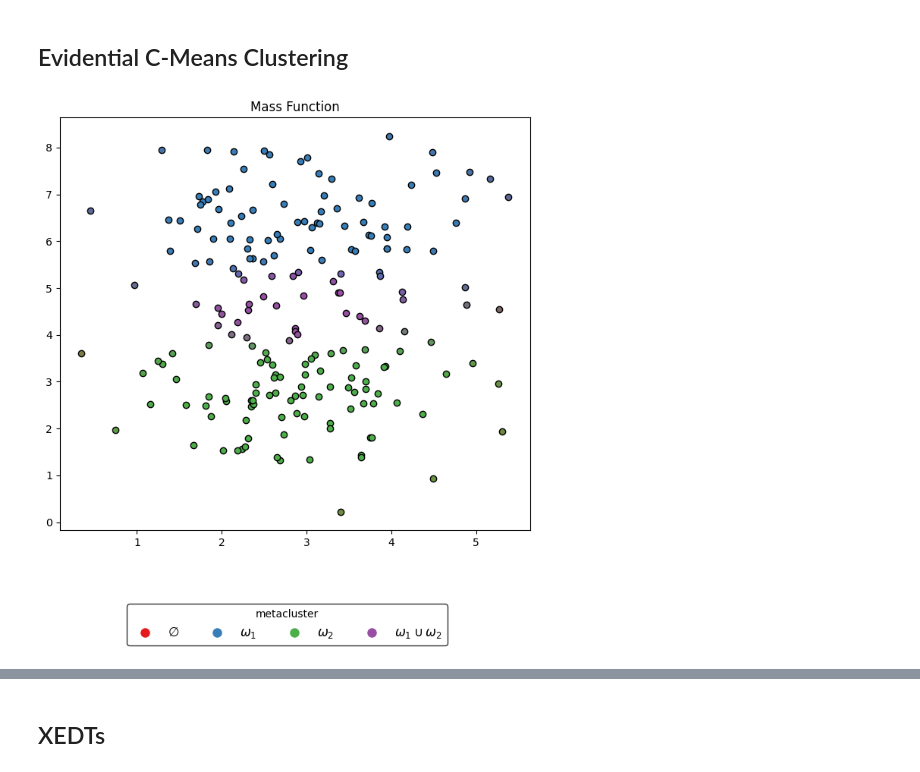
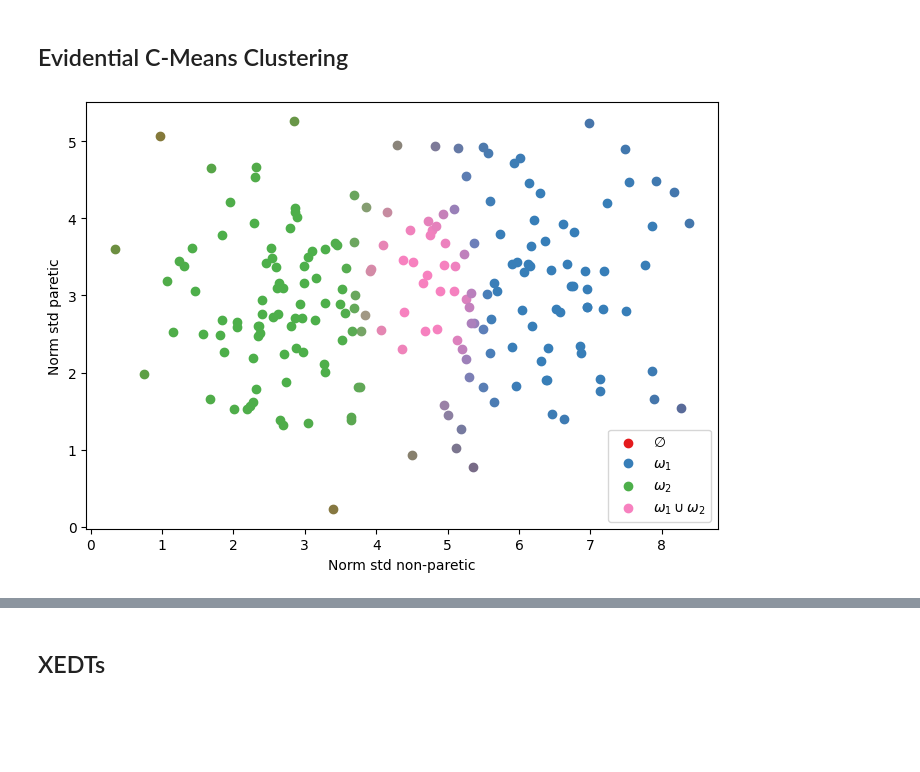
Before and after one commit to victorsouza89/iemm, a Jupyter notebook: xedt_clustering_synth.ipynb, the cells around one changed output, grey strips where cells are left out. Cells and saved outputs as stored; diff of their text form; code cells hidden in the pictures; blank space fills up the shorter version.

```diff
--- a/xedt_clustering_synth.ipynb
+++ b/xedt_clustering_synth.ipynb
@@ -45,18 +17,8 @@ def plot_soft_clustering(memberships, title, legend=None, fig=None):
 # %% [markdown]
 ## Evidential C-Means Clustering
 # %%
+number_clusters = 2
+
 # ECM clustering
 from evclust.ecm import ecm
-model = ecm(x=features, c=2, beta = 1.3,  alpha=1, delta=3, disp=False)
+model = ecm(x=features, c=number_clusters, beta = 1.3,  alpha=1, delta=3, disp=False)
-# %%
-F = model['F']
-
-
-focal_sets = [" \\cup ".join(["\\omega_{" + str(i+1) + "}" for i in range(len(f)) if f[i] == 1]) for f in F]
-focal_sets[0] = "\emptyset"
-focal_sets = ['$'+f+'$' for f in focal_sets]
-
-mass = model['mass']
-plot_soft_clustering(mass, 'Mass Function', legend=focal_sets)
-# %% [output]
-[figure, removed]
@@ -122,0 +25,64 @@ def plot_parameters(alpha, beta, delta, ax, name):
+# %%
+def plot_ecm(model, cmap='Set1'):
+    F = model['F']
+    mass = model['mass']
+    number_clusters = int(np.log2(mass.shape[1]))
+
+    focal_sets = [" \\cup ".join(["\\omega_{" + str(i+1) + "}" for i in range(len(f)) if f[i] == 1]) for f in F]
+    focal_sets[0] = "\emptyset"
+    mass_focal_sets = ['$m_{'+focal_sets[i]+'}$' for i in range(len(focal_sets))]
+    focal_sets = ['$'+f+'$' for f in focal_sets]
+
+    cmap = plt.get_cmap(cmap)
+
+    cluster_base_colors = [np.array(cmap(0)), np.array(cmap(1)), np.array(cmap(2)), np.array(cmap(4))]
+
+    focal_colors = []
+
+    for f in F:
+        color = np.array([0., 0., 0., 0.])
+        for i in range(len(f)):
+            if f[i] == 1:
+                color += cluster_base_colors[i+1]
+        color = color/np.sum(f)
+
+        cardinality_indication_color = np.array(cmap(7)) #np.array([0., 0., 0., 1.])
+
+        color = color + (cardinality_indication_color - color) * (np.sum(f)-1)/(number_clusters-1)
+
+        focal_colors.append(color)
+    focal_colors[0] = cluster_base_colors[0]
+
+    colors = []
+    for point in range(len(features)):
+        color = np.sum([focal_colors[i] * mass[point, i] for i in range(len(focal_sets))], axis=0)
+        color = np.clip(color, 0, 1)
+        color = color[:3]
+        colors.append(color)
+
+    fig, ax = plt.subplots(1, 1, figsize=(7, 5))
+
+    for i in range(len(features)):
+        ax.scatter(features[i, 0], features[i, 1], color=colors[i])
+
+    for i in range(len(focal_sets)):
+        ax.scatter([], [], color=focal_colors[i], label=focal_sets[i])
+
+    ax.legend(loc='lower right')
+
+    ax.set_xlabel('Norm std non-paretic')
+    ax.set_ylabel('Norm std paretic')
+
+    # tight
+    plt.tight_layout()
+
+    # savefig
+    #plt.savefig('figs/evidential_clustering_reference.pdf')
+
+    plt.show()
+
+    return fig, ax, colors, focal_colors, mass_focal_sets, focal_sets
+
+fig, ax, colors, focal_colors, mass_focal_sets, focal_sets = plot_ecm(model)
+# %% [output]
+[figure, added]
```
Also changed, not shown: parts of 15 cells of this notebook, 3 other files.
